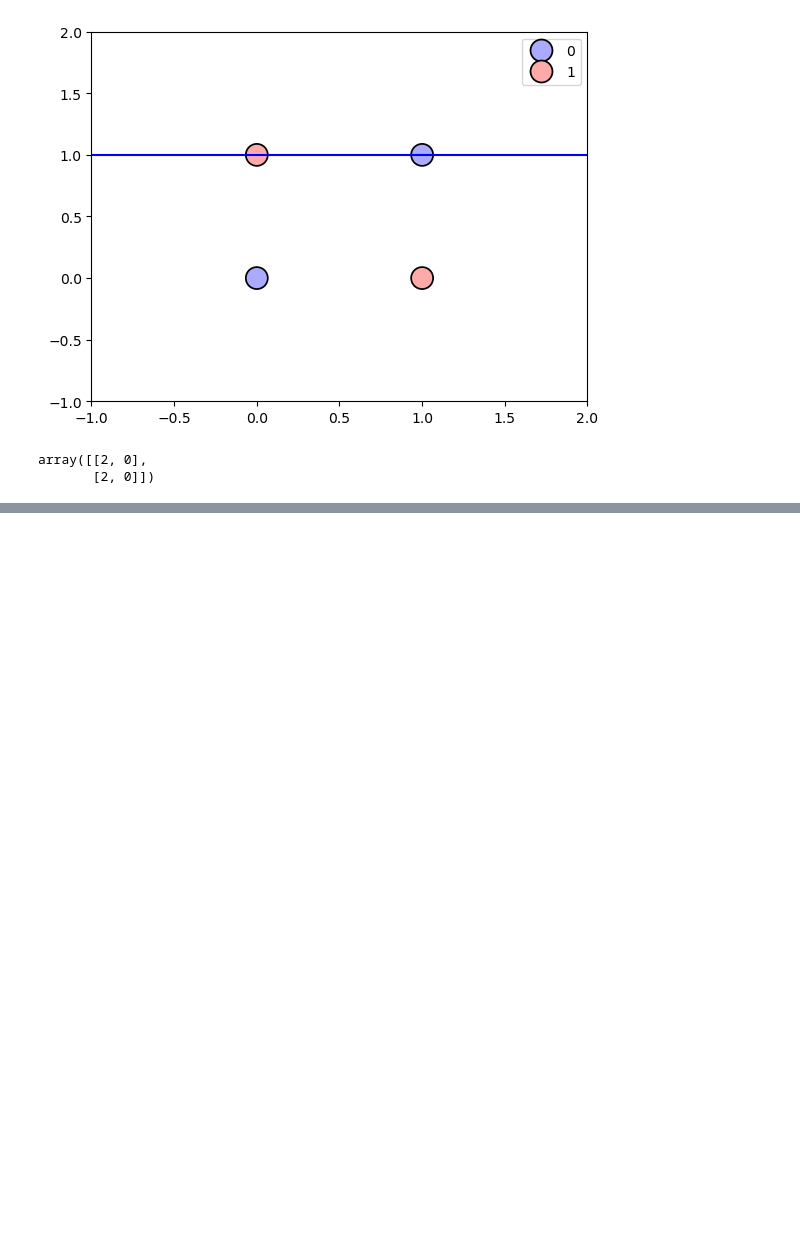
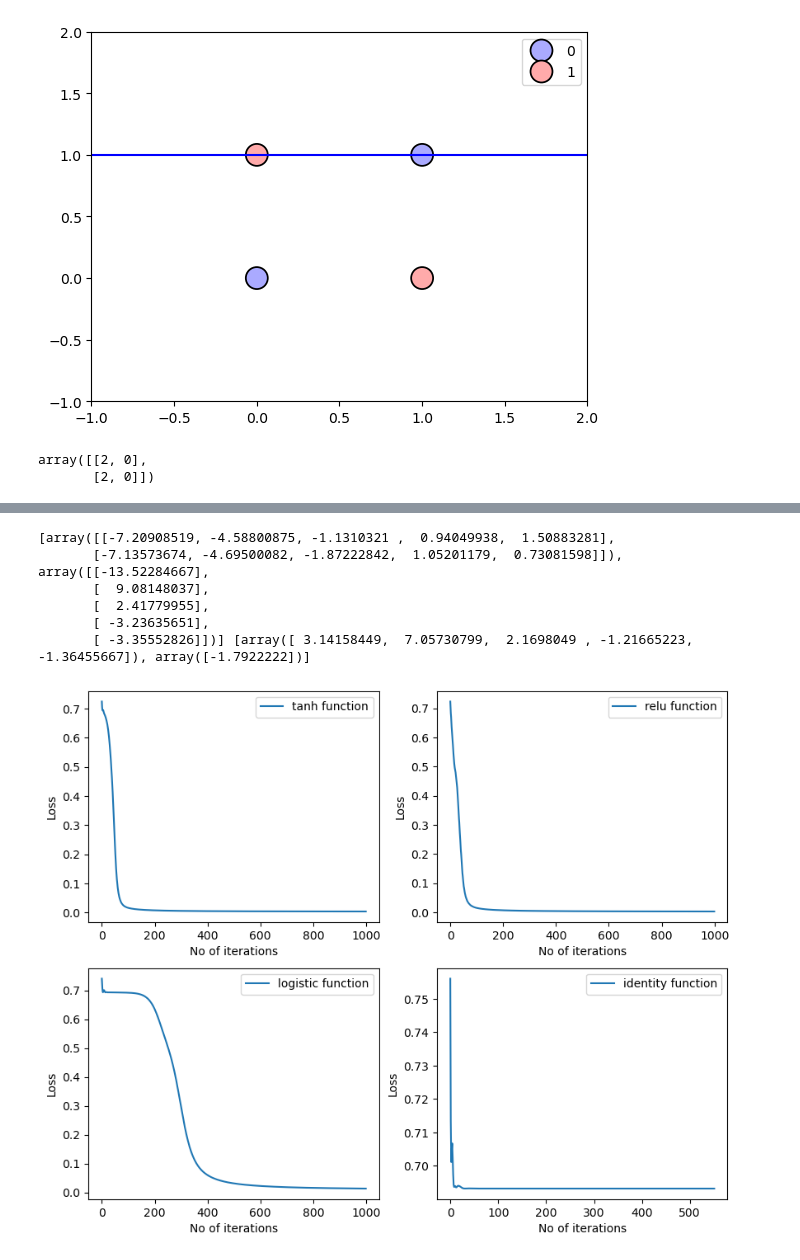
Before and after one commit to qamarr6092/Deep-Learning, a Jupyter notebook: Perceptron/perceptron.ipynb, the cells around one changed output, grey strips where cells are left out. Saved outputs shown, nothing was run; the diff lists cells and outputs as text; code cells hidden in the pictures; blank space fills up the shorter version.

```diff
--- a/Perceptron/perceptron.ipynb
+++ b/Perceptron/perceptron.ipynb
@@ -141,0 +143,49 @@ array([[2, 0],
+# %%
+fig, ax = plt.subplots(2, 2, figsize=(10, 8), sharey=False)
+fig, ax2 = plt.subplots(2, 2, figsize=(10, 8), sharey=False)
+ax2 = ax2.flatten()
+ax = ax.flatten()
+for i, activation in zip(range(4), ['tanh', 'relu', 'logistic', 'identity']):
+    model = MLPClassifier(
+    solver='sgd',
+    hidden_layer_sizes=(5, ),
+    activation=activation,
+    random_state=26,
+    max_iter=1000,
+    verbose=False,
+    tol=1e-6,
+    momentum=0.9,
+    n_iter_no_change=500,
+    learning_rate_init=0.2
+    )
+    model.fit(X, y)
+
+    ax[i].plot(model.loss_curve_, label=f'{activation} function')
+    ax[i].legend()
+    ax[i].set_xlabel('No of iterations')
+    ax[i].set_ylabel('Loss')
+
+    display = DecisionBoundaryDisplay.from_estimator(
+        model,
+        X,
+        response_method='predict', plot_method='contourf',
+        alpha=0.3,
+        cmap='bwr',
+        ax=ax2[i]
+    )
+    sns.scatterplot(x=X[:,0], y=X[:, 1], hue=y.astype(str), s=250, marker='o', palette='bwr', ax=ax2[i], edgecolor='k')
+    ax2[i].set_title(f'{activation}')
+
+    if activation=='identity':
+        ax2[i].set_title('Linear')
+    if activation=='logistic':
+        print(model.coefs_, model.intercepts_)
+plt.show()
+# %% [output]
+[array([[-7.20908519, -4.58800875, -1.1310321 ,  0.94049938,  1.50883281],
+       [-7.13573674, -4.69500082, -1.87222842,  1.05201179,  0.73081598]]), array([[-13.52284667],
+       [  9.08148037],
+       [  2.41779955],
+       [ -3.23635651],
+       [ -3.35552826]])] [array([ 3.14158449,  7.05730799,  2.1698049 , -1.21665223, -1.36455667]), array([-1.7922222])]
+[figure, added]
```
Also changed, not shown: parts of 11 cells of this notebook.
